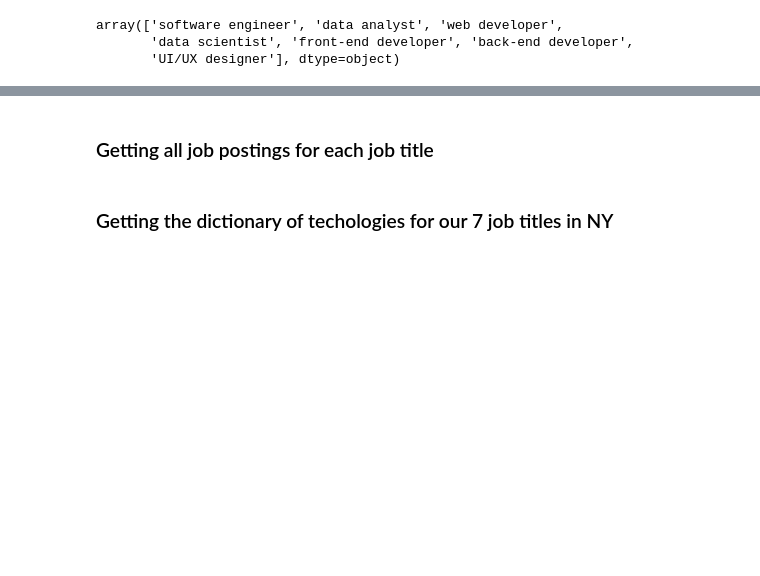
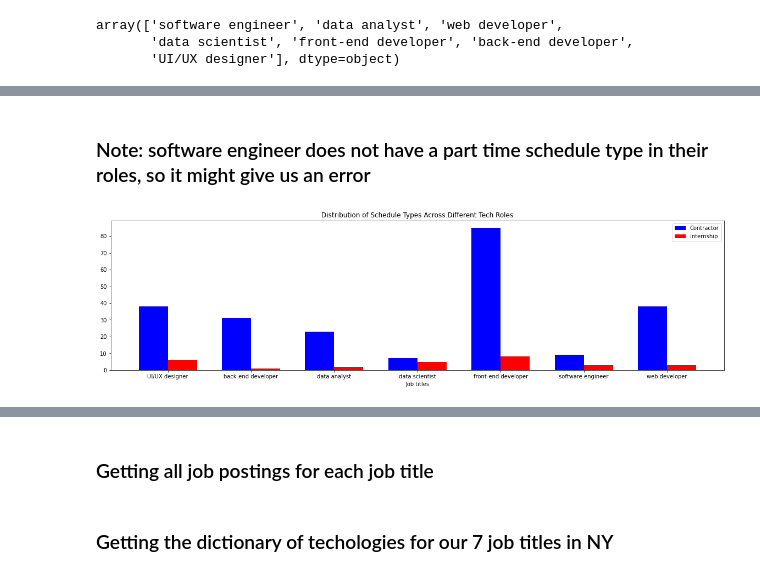
Before and after one commit to jperez29/TKH_casptone_project, a Jupyter notebook: jupyter notebooks/data_analysis_googleAPI.ipynb, the cells around one changed output, grey strips where cells are left out. Cells and saved outputs as stored; diff of their text form; code cells hidden in the pictures; blank space fills up the shorter version.

Commit message:
adding code for charts

```diff
--- a/jupyter notebooks/data_analysis_googleAPI.ipynb
+++ b/jupyter notebooks/data_analysis_googleAPI.ipynb
@@ -157,9 +88,3 @@ memory usage: 315.4+ KB
-# %%
-def lowercase(col):
-    return list(map(lambda x: x.lower(), df_new[col]))
-
-df_new['lowercase_title'] = lowercase('title')
-df_new['lowercase_description'] = lowercase('description')
 # %%
 df_new['job_category'].unique()
 # %% [output]
@@ -168,0 +108,4 @@ array(['software engineer', 'data analyst', 'web developer',
+# %%
+df_schedule_type = df_new[~df_new['schedule_type'].isna()]
+
+#df_schedule_type = df_new[(~df_new['schedule_type'].isna()) & (df_new['job_category'] == 'UI/UX designer')]
@@ -168,0 +133,2 @@ array(['software engineer', 'data analyst', 'web developer',
+# %%
+df_schedule_type['schedule_type'] = df_schedule_type['schedule_type'].replace('Full–time', 'Full-time')
@@ -168,0 +154,6 @@ array(['software engineer', 'data analyst', 'web developer',
+# %%
+schedule_type = df_schedule_type.groupby(['job_category', 'schedule_type'], as_index=False).count()
+y1 = schedule_type[schedule_type['schedule_type'] == 'Contractor']
+y2 = schedule_type[schedule_type['schedule_type'] == 'Internship']['title']
+y3 = schedule_type[schedule_type['schedule_type'] == 'Part-time']
+# print(y2)
@@ -168,0 +179,22 @@ array(['software engineer', 'data analyst', 'web developer',
+# %% [markdown]
+### Note: software engineer does not have a part time schedule type in their roles, so it might give us an error
+# %%
+fig, axes = plt.subplots(figsize=(20,5))
+x = schedule_type[schedule_type['schedule_type'] == 'Contractor']['job_category']
+y1 = schedule_type[schedule_type['schedule_type'] == 'Contractor']['title']
+y2 =  schedule_type[schedule_type['schedule_type'] == 'Internship']['title']
+labels = schedule_type[schedule_type['schedule_type'] == 'Contractor']['job_category']
+
+m = np.arange(7)
+width = 0.35
+axes.bar(m - width/2,y1, label = 'Contractor', width = width, color = 'blue')
+axes.bar(m + width/2, y2, label = 'internship', width = width, color = 'red')
+# labels = axes.get_xticklabels()
+axes.set_xticks(m)
+axes.set_xticklabels(labels)
+axes.set(xlabel='Job titles', label='frequency',\
+       title="Distribution of Schedule Types Across Different Tech Roles")
+plt.legend()
+plt.show()
+# %% [output]
+[figure, added]
```
Also changed, not shown: parts of 45 cells of this notebook, 30 other files.
